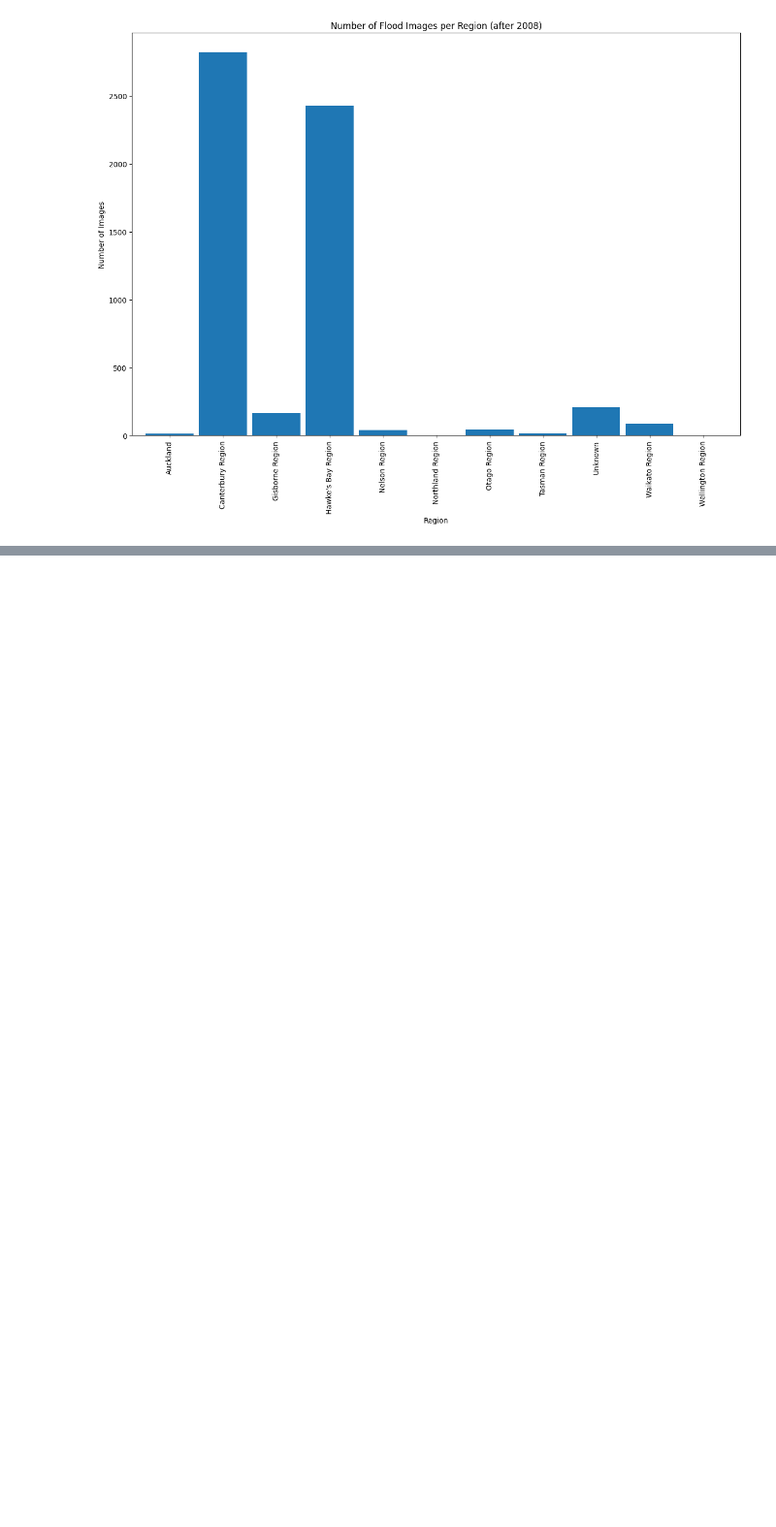
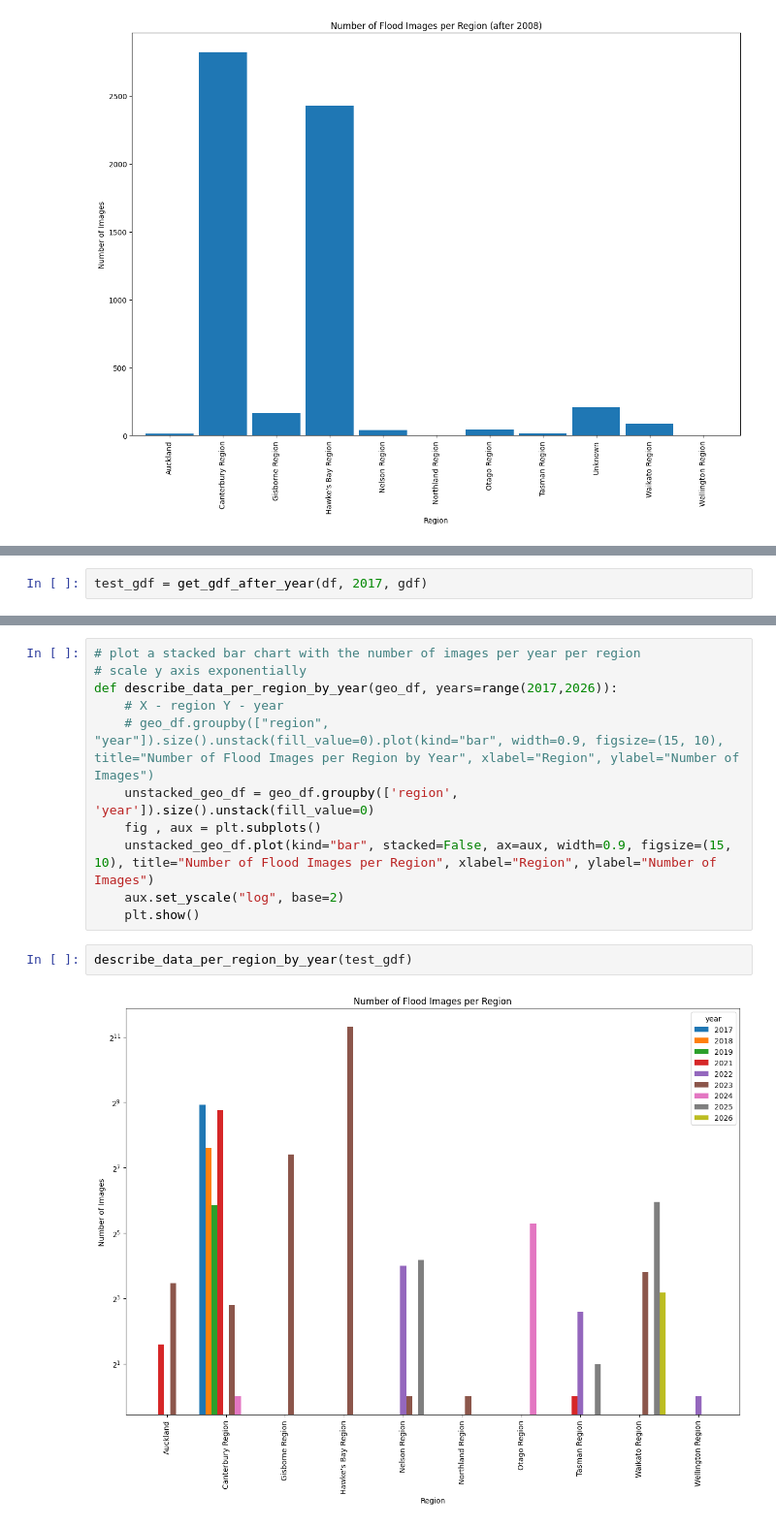
Before and after one commit to geolocalization-phd/pull-nz-flood-pics, a Jupyter notebook: analyse_data.ipynb, the cells around one changed output, grey strips where cells are left out. Shown at 97% size. Drawn from its saved outputs; the diff is of its cells as text; blank space fills up the shorter version.

```diff
--- a/analyse_data.ipynb
+++ b/analyse_data.ipynb
@@ -79,0 +143,2 @@ df_after_2008.to_csv("flood_pics_after_2008.csv", index=False)
+# %%
+test_gdf = get_gdf_after_year(df, 2017, gdf)
@@ -79,0 +270,15 @@ df_after_2008.to_csv("flood_pics_after_2008.csv", index=False)
+# %%
+# plot a stacked bar chart with the number of images per year per region
+# scale y axis exponentially
+def describe_data_per_region_by_year(geo_df, years=range(2017,2026)):
+    # X - region Y - year
+    # geo_df.groupby(["region", "year"]).size().unstack(fill_value=0).plot(kind="bar", width=0.9, figsize=(15, 10), title="Number of Flood Images per Region by Year", xlabel="Region", ylabel="Number of Images")
+    unstacked_geo_df = geo_df.groupby(['region', 'year']).size().unstack(fill_value=0)
+    fig , aux = plt.subplots()
+    unstacked_geo_df.plot(kind="bar", stacked=False, ax=aux, width=0.9, figsize=(15, 10), title="Number of Flood Images per Region", xlabel="Region", ylabel="Number of Images")
+    aux.set_yscale("log", base=2)
+    plt.show()
+# %%
+describe_data_per_region_by_year(test_gdf)
+# %% [output]
+[figure, added]
```
Also changed, not shown: parts of 32 cells of this notebook, 1 other file.
